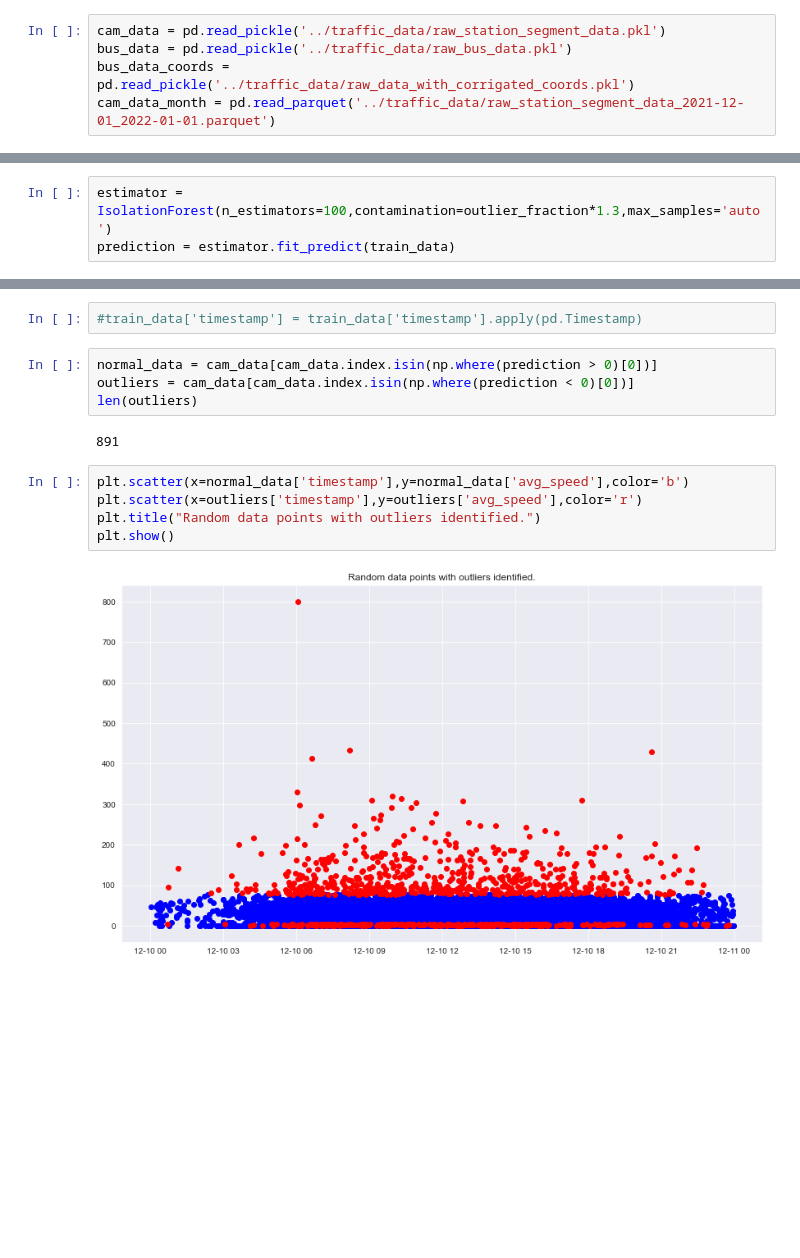
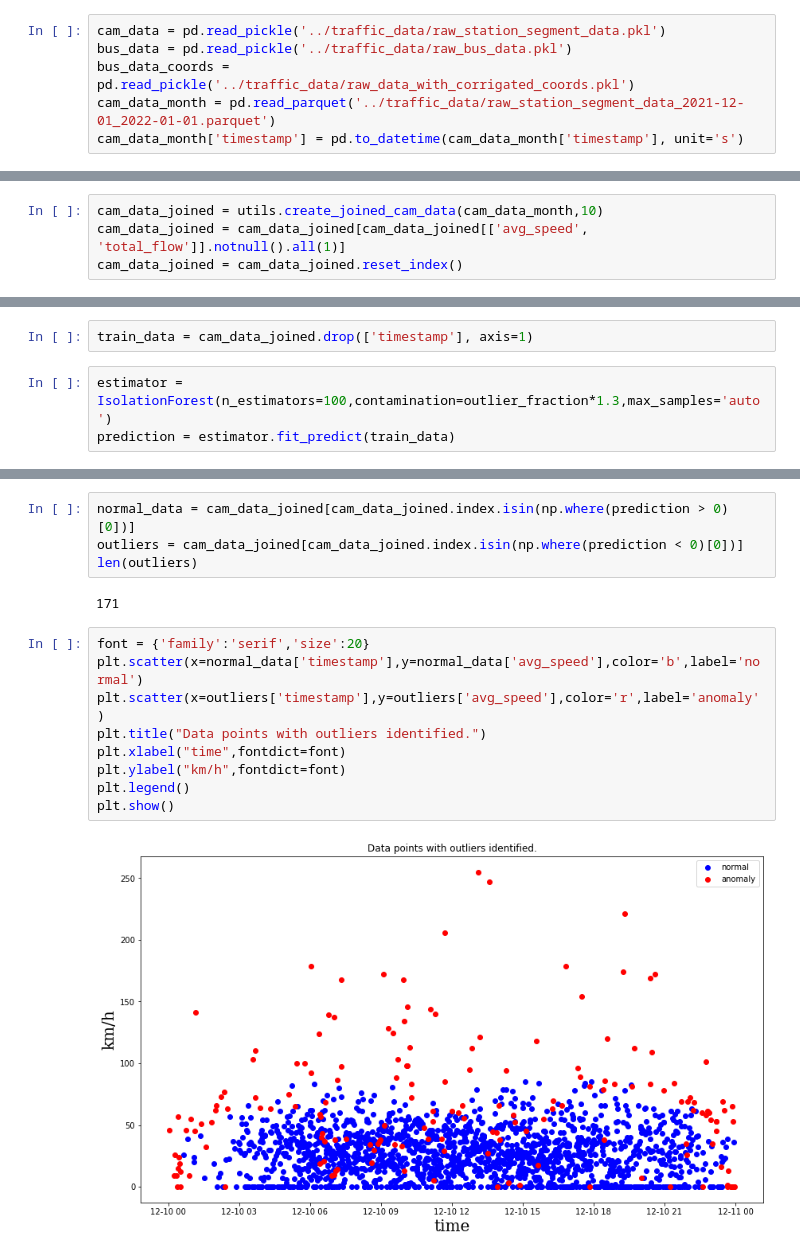
Before and after one commit to domonkoskovacs/Outlier-Detection-with-Machine-Learning, a Jupyter notebook: traffic_outlier_detection/Ioslation_Forest.ipynb, the cells around one changed output, grey strips where cells are left out. Drawn from its saved outputs; the diff is of its cells as text; blank space fills up the shorter version.

```diff
--- a/traffic_outlier_detection/Ioslation_Forest.ipynb
+++ b/traffic_outlier_detection/Ioslation_Forest.ipynb
@@ -14,6 +13,7 @@ cam_data = pd.read_pickle('../traffic_data/raw_station_segment_data.pkl')
 bus_data = pd.read_pickle('../traffic_data/raw_bus_data.pkl')
 bus_data_coords = pd.read_pickle('../traffic_data/raw_data_with_corrigated_coords.pkl')
 cam_data_month = pd.read_parquet('../traffic_data/raw_station_segment_data_2021-12-01_2022-01-01.parquet')
+cam_data_month['timestamp'] = pd.to_datetime(cam_data_month['timestamp'], unit='s')
 # %%
 bus_data_coords = utils.preprocess_bus_data(bus_data_coords)
 bus_data = utils.preprocess_bus_data(bus_data)
@@ -85,0 +78,4 @@ X_train, X_test = train_test_split(train_data, test_size=0.5, random_state=42)
+# %%
+cam_data_joined = utils.create_joined_cam_data(cam_data_month,10)
+cam_data_joined = cam_data_joined[cam_data_joined[['avg_speed', 'total_flow']].notnull().all(1)]
+cam_data_joined = cam_data_joined.reset_index()
@@ -86,3 +93,5 @@ X_train, X_test = train_test_split(train_data, test_size=0.5, random_state=42)
+# %%
+train_data = cam_data_joined.drop(['timestamp'], axis=1)
 # %%
 estimator = IsolationForest(n_estimators=100,contamination=outlier_fraction*1.3,max_samples='auto')
 prediction = estimator.fit_predict(train_data)
@@ -99,15 +108,17 @@ Number of normal samples detected: 8548
-# %%
-#train_data['timestamp'] = train_data['timestamp'].apply(pd.Timestamp)
 # %%
-normal_data = cam_data[cam_data.index.isin(np.where(prediction > 0)[0])]
-outliers = cam_data[cam_data.index.isin(np.where(prediction < 0)[0])]
+normal_data = cam_data_joined[cam_data_joined.index.isin(np.where(prediction > 0)[0])]
+outliers = cam_data_joined[cam_data_joined.index.isin(np.where(prediction < 0)[0])]
 len(outliers)
 # %% [output]
-891
+171
 # %%
-plt.scatter(x=normal_data['timestamp'],y=normal_data['avg_speed'],color='b')
-plt.scatter(x=outliers['timestamp'],y=outliers['avg_speed'],color='r')
-plt.title("Random data points with outliers identified.")
+font = {'family':'serif','size':20}
+plt.scatter(x=normal_data['timestamp'],y=normal_data['avg_speed'],color='b',label='normal')
+plt.scatter(x=outliers['timestamp'],y=outliers['avg_speed'],color='r',label='anomaly')
+plt.title("Data points with outliers identified.")
+plt.xlabel("time",fontdict=font)
+plt.ylabel("km/h",fontdict=font)
+plt.legend()
 plt.show()
 # %% [output]
-[figure, old version]
+[figure, new version]
```
Also changed, not shown: parts of 17 cells of this notebook, 3 other files.
